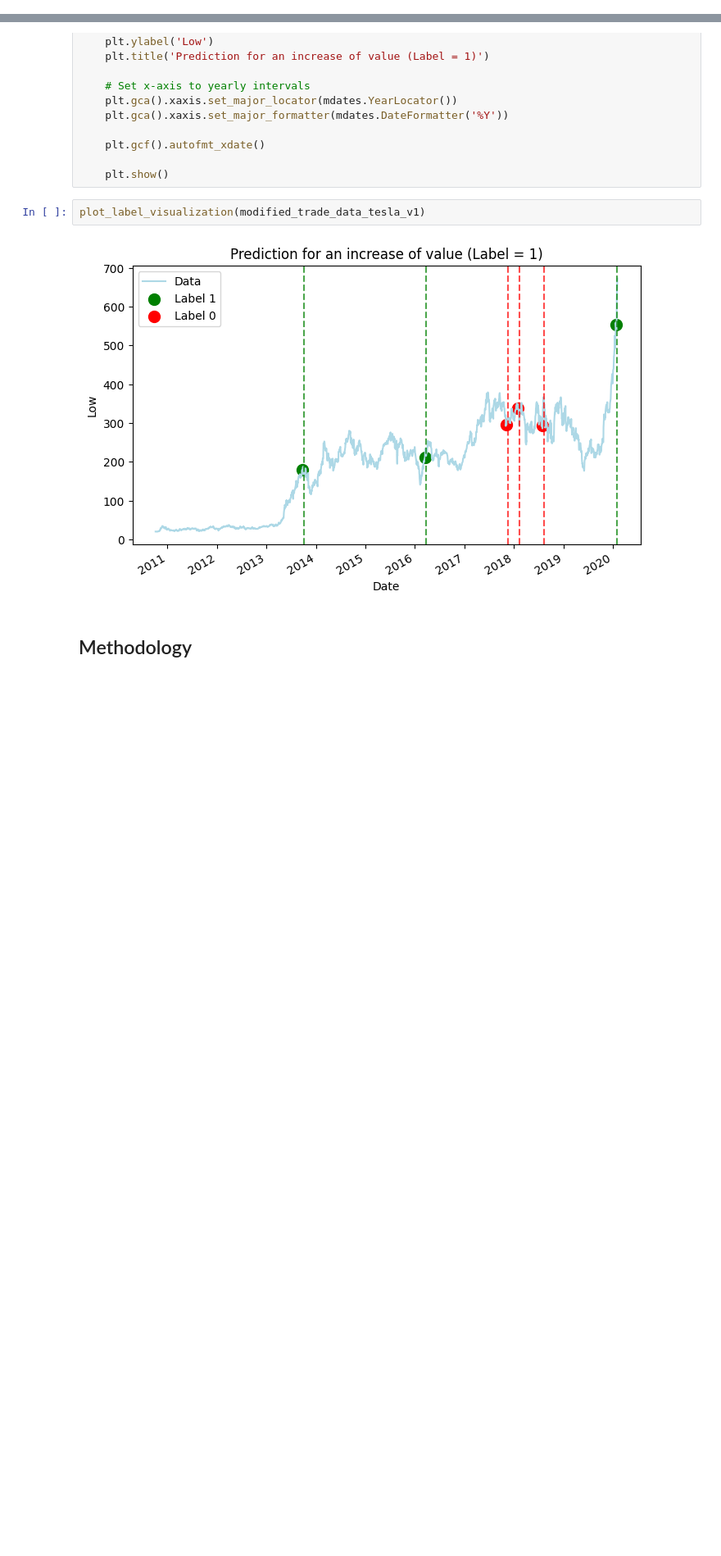
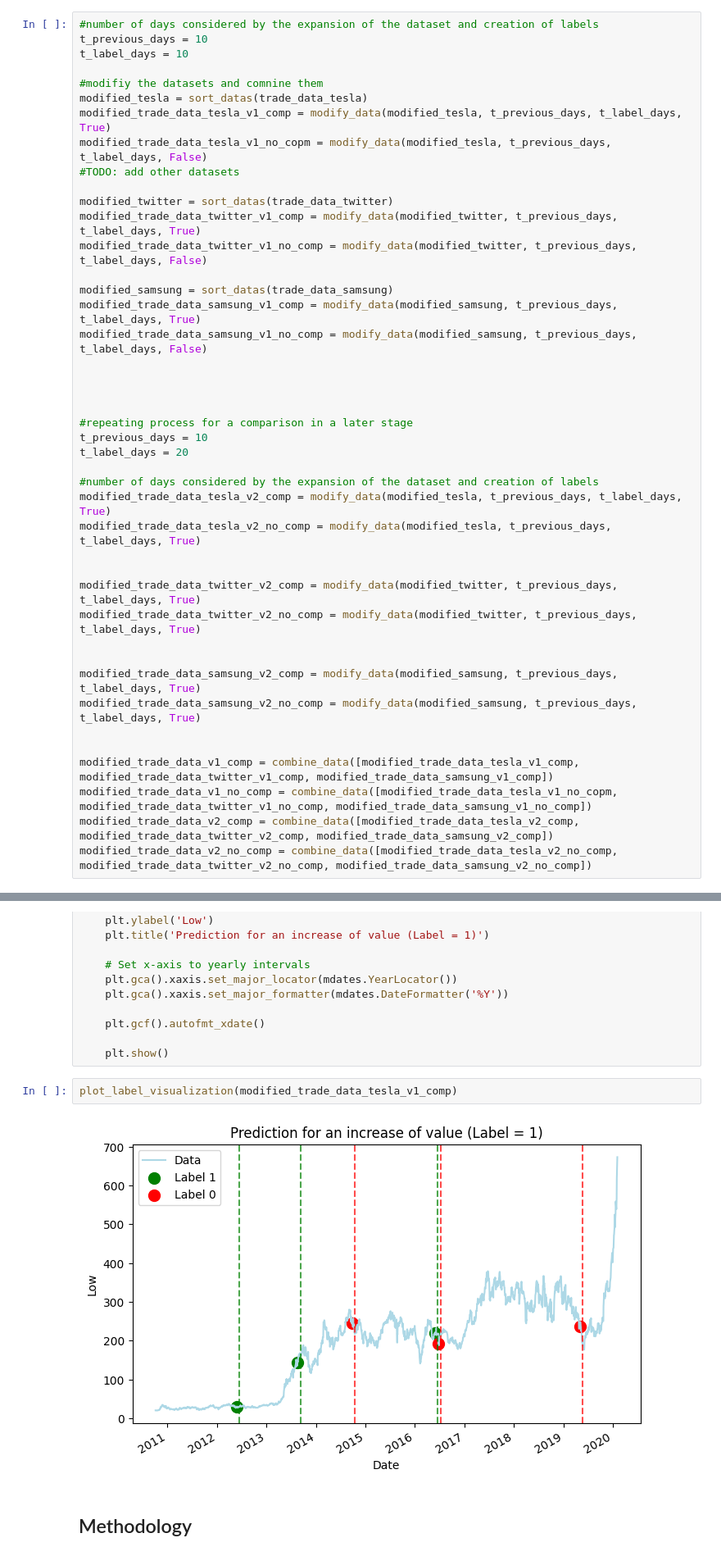
Before and after one commit to Pink-Programmer/AI-Application, a Jupyter notebook: Code/modify_data.ipynb, the cells around one changed output, grey strips where cells are left out. Shown at 82% size. Cells and saved outputs as stored; diff of their text form; blank space fills up the shorter version.

```diff
--- a/Code/modify_data.ipynb
+++ b/Code/modify_data.ipynb
@@ -223,3 +235,46 @@ modified_trade_data_tesla_v1 = modify_data(modified, t_previous_days, t_label_da
+# %%
+#number of days considered by the expansion of the dataset and creation of labels
+t_previous_days = 10
+t_label_days = 10
+
+#modifiy the datasets and comnine them
+modified_tesla = sort_datas(trade_data_tesla)
+modified_trade_data_tesla_v1_comp = modify_data(modified_tesla, t_previous_days, t_label_days, True)
+modified_trade_data_tesla_v1_no_copm = modify_data(modified_tesla, t_previous_days, t_label_days, False)
+#TODO: add other datasets
+
+modified_twitter = sort_datas(trade_data_twitter)
+modified_trade_data_twitter_v1_comp = modify_data(modified_twitter, t_previous_days, t_label_days, True)
+modified_trade_data_twitter_v1_no_comp = modify_data(modified_twitter, t_previous_days, t_label_days, False)
+
+modified_samsung = sort_datas(trade_data_samsung)
+modified_trade_data_samsung_v1_comp = modify_data(modified_samsung, t_previous_days, t_label_days, True)
+modified_trade_data_samsung_v1_no_comp = modify_data(modified_samsung, t_previous_days, t_label_days, False)
+
+
+
+
+#repeating process for a comparison in a later stage
+t_previous_days = 10
+t_label_days = 20
+
+#number of days considered by the expansion of the dataset and creation of labels
+modified_trade_data_tesla_v2_comp = modify_data(modified_tesla, t_previous_days, t_label_days, True)
+modified_trade_data_tesla_v2_no_comp = modify_data(modified_tesla, t_previous_days, t_label_days, True)
+
+
+modified_trade_data_twitter_v2_comp = modify_data(modified_twitter, t_previous_days, t_label_days, True)
+modified_trade_data_twitter_v2_no_comp = modify_data(modified_twitter, t_previous_days, t_label_days, True)
+
+
+modified_trade_data_samsung_v2_comp = modify_data(modified_samsung, t_previous_days, t_label_days, True)
+modified_trade_data_samsung_v2_no_comp = modify_data(modified_samsung, t_previous_days, t_label_days, True)
+
+
+modified_trade_data_v1_comp = combine_data([modified_trade_data_tesla_v1_comp, modified_trade_data_twitter_v1_comp, modified_trade_data_samsung_v1_comp])
+modified_trade_data_v1_no_comp = combine_data([modified_trade_data_tesla_v1_no_copm, modified_trade_data_twitter_v1_no_comp, modified_trade_data_samsung_v1_no_comp])
+modified_trade_data_v2_comp = combine_data([modified_trade_data_tesla_v2_comp, modified_trade_data_twitter_v2_comp, modified_trade_data_samsung_v2_comp])
+modified_trade_data_v2_no_comp = combine_data([modified_trade_data_tesla_v2_no_comp, modified_trade_data_twitter_v2_no_comp, modified_trade_data_samsung_v2_no_comp])
 # %%
 # sns.set_theme(style="ticks")
 # plot_kws = sns.pairplot(data=modified_trade_data_tesla_v1,  hue='label' ,palette="tab10")
@@ -276,9 +321,9 @@ def plot_label_visualization(data):
 
     plt.show()
 # %%
-plot_label_visualization(modified_trade_data_tesla_v1)
+plot_label_visualization(modified_trade_data_tesla_v1_comp)
 # %% [output]
-[figure, old version]
+[figure, new version]
 # %% [markdown]
 ## Methodology
 # %%
```
Also changed, not shown: parts of 31 cells of this notebook.
